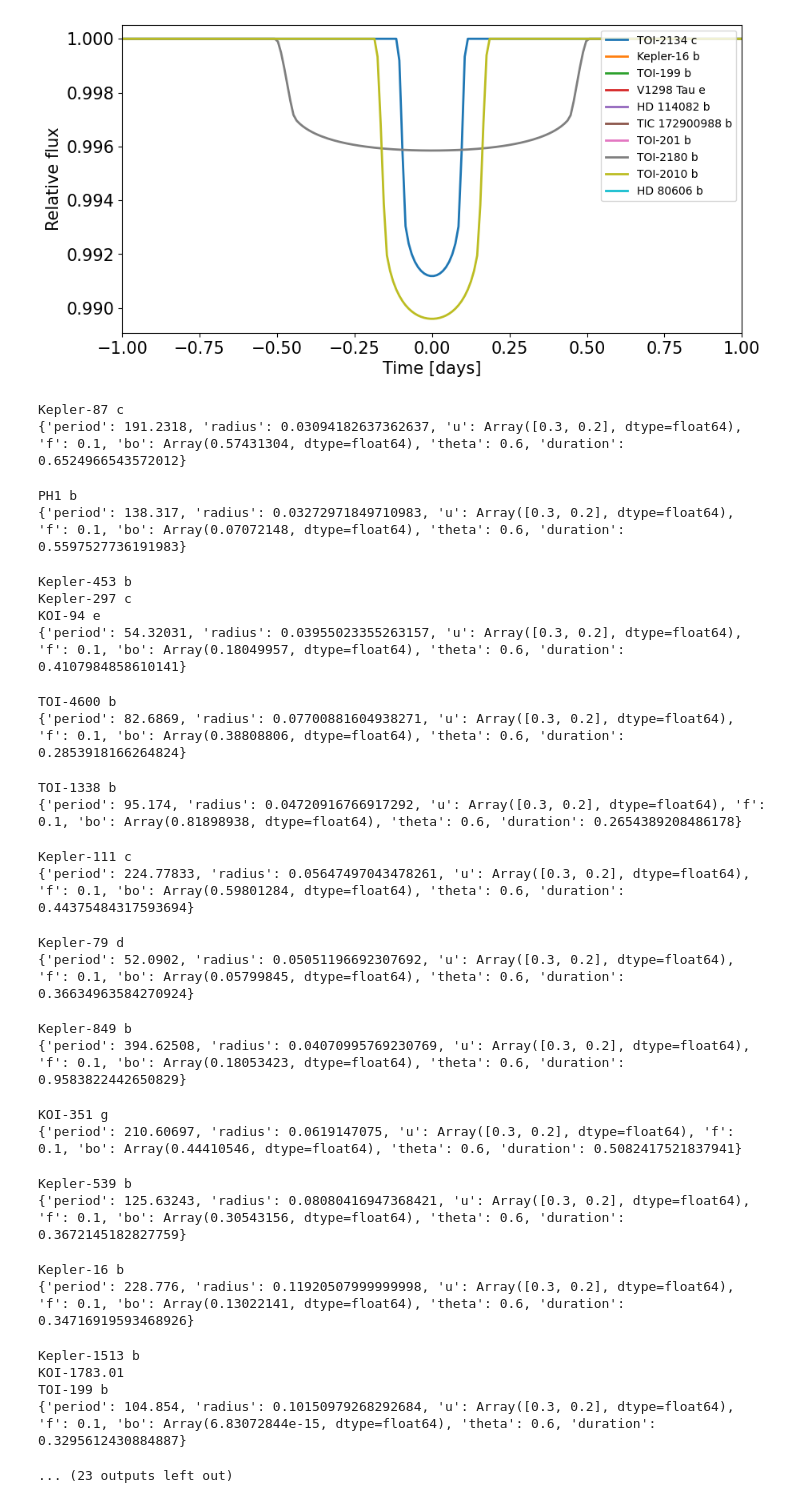
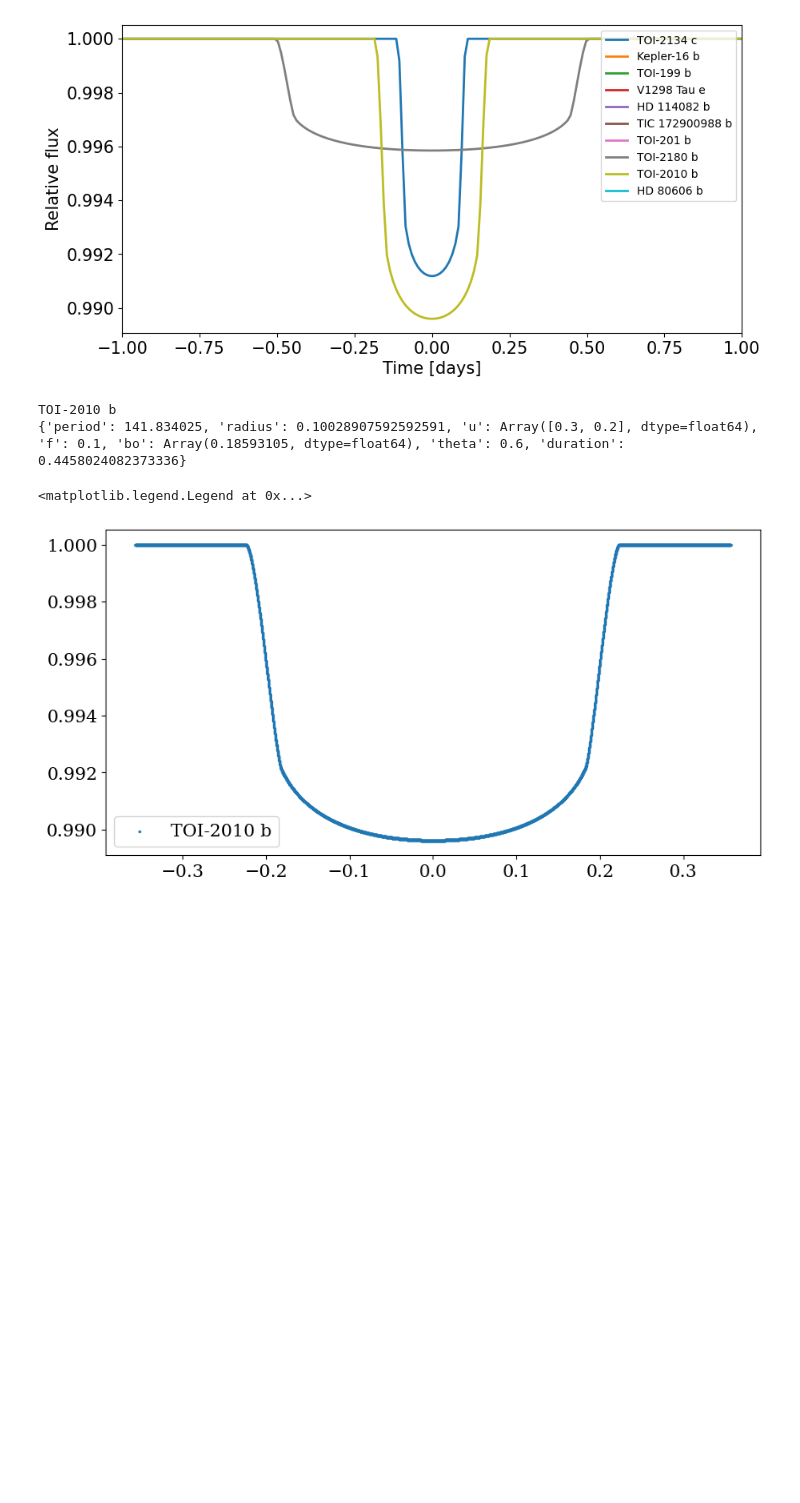
Before and after one commit to shishirdholakia/eclipsoid, a Jupyter notebook: notebooks/FisherForecast.ipynb, the cells around one changed output. Drawn from its saved outputs; the diff is of its cells as text; code cells hidden in the pictures; blank space fills up the shorter version.

```diff
--- a/notebooks/FisherForecast.ipynb
+++ b/notebooks/FisherForecast.ipynb
@@ -13,7 +13,6 @@ from numpyro_ext import info, optim
 
 jax.config.update("jax_enable_x64", True)
 numpyro.set_host_device_count(2)
-jax.config.update('jax_disable_jit', True)
 
 from jaxoplanet import light_curves, orbits
 import arviz as az
@@ -127,65 +126,42 @@ def bo_func(a,rs,inc):
 # %%
 df_noise_pop = pd.read_csv("/Users/shishir/Documents/Astronomy/USQ/eclipsoid/notebooks/jexosim_niriss_soss_gr700xd_point_to_point_scatter.csv")
 fig = plt.figure(figsize=(10,5))
 ax = fig.add_subplot(111)
 counter=0
 failed=""
-for i in range(len(df_noise_pop)):
-    if str(df_noise_pop['Planet Name'][i]) in list(planet_pop['pl_name']):
+i=41
+if str(df_noise_pop['Planet Name'][i]) in list(planet_pop['pl_name']):
         planet_name = df_noise_pop['Planet Name'][i]
         index = planet_pop.loc[planet_pop['pl_name'] == planet_name].index[0]
         dur = calc_T14(planet_pop['pl_orbincl'][index],planet_pop['pl_orbsmax'][index],planet_pop['pl_orbper'][index],planet_pop['pl_rade'][index],planet_pop['st_rad'][index])
         bo = bo_func(planet_pop['pl_orbsmax'][index],planet_pop['st_rad'][index],planet_pop['pl_orbincl'][index])
         print(planet_name)
         if not jnp.isnan(dur) and not jnp.isnan(bo):
                 params = {'period':planet_pop['pl_orbper'][index],
                 'radius':(0.102763*planet_pop['pl_radj'][index] / planet_pop['st_rad'][index]),
                 'u':jnp.array([0.3,0.2]),
                 'f':0.1,
                 'bo':bo,
                 'theta':0.6,
                 'duration':dur
         }
                 print(params)
-                t = jnp.linspace(-1.0, 1.0, 200)
+                cadence = df_noise_pop.loc[df_noise_pop['Planet Name'] == planet_name]['t_cycle'].iloc[0]/86400
+
+                t = jnp.arange(-0.8*dur, 0.8*dur, cadence) #jnp.linspace(-0.8*dur, 0.8*dur,1000)
                 lc = oblate_lightcurve(params,t)
                 noise = df_noise_pop.loc[df_noise_pop['Planet Name'] == planet_name]["sigma_ppm"]
                 noise = float(noise)
                 noise = noise/1e6
-                noise = jax.random.normal(jax.random.PRNGKey(0), shape=(200,))*noise
-                lc = lc + noise
+                noise_arr = jax.random.normal(jax.random.PRNGKey(0), shape=(len(t),))*noise
+                lc = lc#+ noise_arr
                 ax.scatter(t, lc, s=2,label = planet_name)
                 counter+=1
-        else:
-             failed+=planet_name
+else:
+        failed+=planet_name
 plt.legend()
 # %% [output]
-Kepler-87 c
-{'period': 191.2318, 'radius': 0.03094182637362637, 'u': Array([0.3, 0.2], dtype=float64), 'f': 0.1, 'bo': Array(0.57431304, dtype=float64), 'theta': 0.6, 'duration': 0.6524966543572012}
+TOI-2010 b
+{'period': 141.834025, 'radius': 0.10028907592592591, 'u': Array([0.3, 0.2], dtype=float64), 'f': 0.1, 'bo': Array(0.18593105, dtype=float64), 'theta': 0.6, 'duration': 0.4458024082373336}
-PH1 b
-{'period': 138.317, 'radius': 0.03272971849710983, 'u': Array([0.3, 0.2], dtype=float64), 'f': 0.1, 'bo': Array(0.07072148, dtype=float64), 'theta': 0.6, 'duration': 0.5597527736191983}
+<matplotlib.legend.Legend at 0x...>
-Kepler-453 b
-Kepler-297 c
-KOI-94 e
-{'period': 54.32031, 'radius': 0.03955023355263157, 'u': Array([0.3, 0.2], dtype=float64), 'f': 0.1, 'bo': Array(0.18049957, dtype=float64), 'theta': 0.6, 'duration': 0.4107984858610141}
-TOI-4600 b
-{'period': 82.6869, 'radius': 0.07700881604938271, 'u': Array([0.3, 0.2], dtype=float64), 'f': 0.1, 'bo': Array(0.38808806, dtype=float64), 'theta': 0.6, 'duration': 0.2853918166264824}
-TOI-1338 b
-{'period': 95.174, 'radius': 0.04720916766917292, 'u': Array([0.3, 0.2], dtype=float64), 'f': 0.1, 'bo': Array(0.81898938, dtype=float64), 'theta': 0.6, 'duration': 0.2654389208486178}
-Kepler-111 c
-{'period': 224.77833, 'radius': 0.05647497043478261, 'u': Array([0.3, 0.2], dtype=float64), 'f': 0.1, 'bo': Array(0.59801284, dtype=float64), 'theta': 0.6, 'duration': 0.44375484317593694}
-Kepler-79 d
-{'period': 52.0902, 'radius': 0.05051196692307692, 'u': Array([0.3, 0.2], dtype=float64), 'f': 0.1, 'bo': Array(0.05799845, dtype=float64), 'theta': 0.6, 'duration': 0.36634963584270924}
-Kepler-849 b
-{'period': 394.62508, 'radius': 0.04070995769230769, 'u': Array([0.3, 0.2], dtype=float64), 'f': 0.1, 'bo': Array(0.18053423, dtype=float64), 'theta': 0.6, 'duration': 0.9583822442650829}
-KOI-351 g
-{'period': 210.60697, 'radius': 0.0619147075, 'u': Array([0.3, 0.2], dtype=float64), 'f': 0.1, 'bo': Array(0.44410546, dtype=float64), 'theta': 0.6, 'duration': 0.5082417521837941}
-Kepler-539 b
-{'period': 125.63243, 'radius': 0.08080416947368421, 'u': Array([0.3, 0.2], dtype=float64), 'f': 0.1, 'bo': Array(0.30543156, dtype=float64), 'theta': 0.6, 'duration': 0.3672145182827759}
-Kepler-16 b
-{'period': 228.776, 'radius': 0.11920507999999998, 'u': Array([0.3, 0.2], dtype=float64), 'f': 0.1, 'bo': Array(0.13022141, dtype=float64), 'theta': 0.6, 'duration': 0.34716919593468926}
-Kepler-1513 b
-KOI-1783.01
-TOI-199 b
-{'period': 104.854, 'radius': 0.10150979268292684, 'u': Array([0.3, 0.2], dtype=float64), 'f': 0.1, 'bo': Array(6.83072844e-15, dtype=float64), 'theta': 0.6, 'duration': 0.3295612430884887}
-... (23 outputs left out)
+[figure, added]
```
Also changed, not shown: parts of 10 cells of this notebook, 1 other file.
